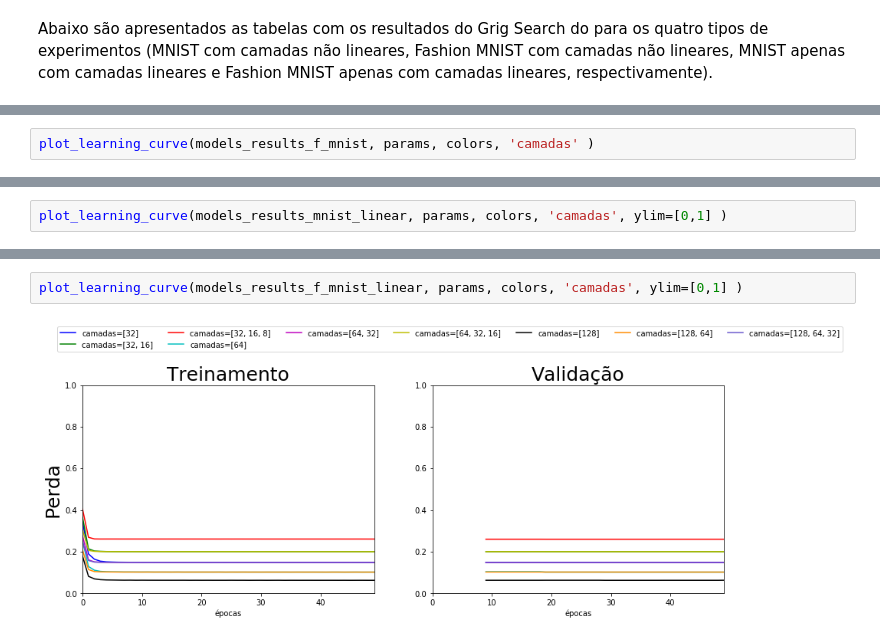
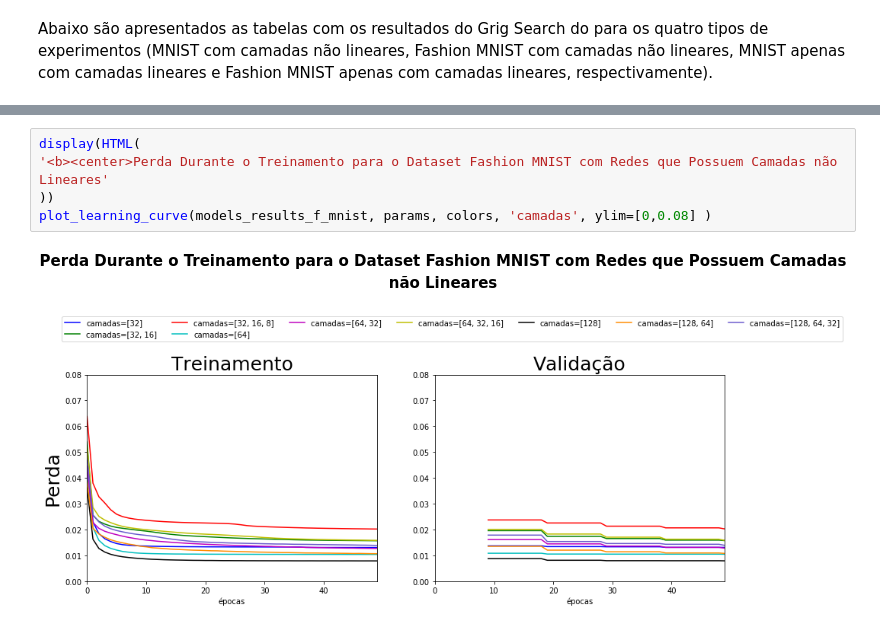
Before and after one commit to felipe-samuel/ExperimentosMLP, a Jupyter notebook: project_04-autoencoder_experiments.ipynb, the cells around one changed output, grey strips where cells are left out. Saved outputs shown, nothing was run; the diff lists cells and outputs as text.

```diff
--- a/project_04-autoencoder_experiments.ipynb
+++ b/project_04-autoencoder_experiments.ipynb
@@ -506,2 +441,0 @@ plot_learning_curve(models_results_mnist, params, colors, 'camadas' )
-# %%
-plot_learning_curve(models_results_f_mnist, params, colors, 'camadas' )
@@ -510,2 +441,0 @@ plot_learning_curve(models_results_f_mnist, params, colors, 'camadas' )
-# %%
-plot_learning_curve(models_results_mnist_linear, params, colors, 'camadas', ylim=[0,1] )
@@ -514,4 +442,8 @@ plot_learning_curve(models_results_mnist_linear, params, colors, 'camadas', ylim
-# %%
-plot_learning_curve(models_results_f_mnist_linear, params, colors, 'camadas', ylim=[0,1] )
-# %% [output]
-[figure, removed]
+# %%
+display(HTML(
+'<b><center>Perda Durante o Treinamento para o Dataset Fashion MNIST com Redes que Possuem Camadas não Lineares'
+))
+plot_learning_curve(models_results_f_mnist, params, colors, 'camadas', ylim=[0,0.08] )
+# %% [output]
+Perda Durante o Treinamento para o Dataset Fashion MNIST com Redes que Possuem Camadas não Lineares
+[figure, added]
```
Also changed, not shown: parts of 50 cells of this notebook.
